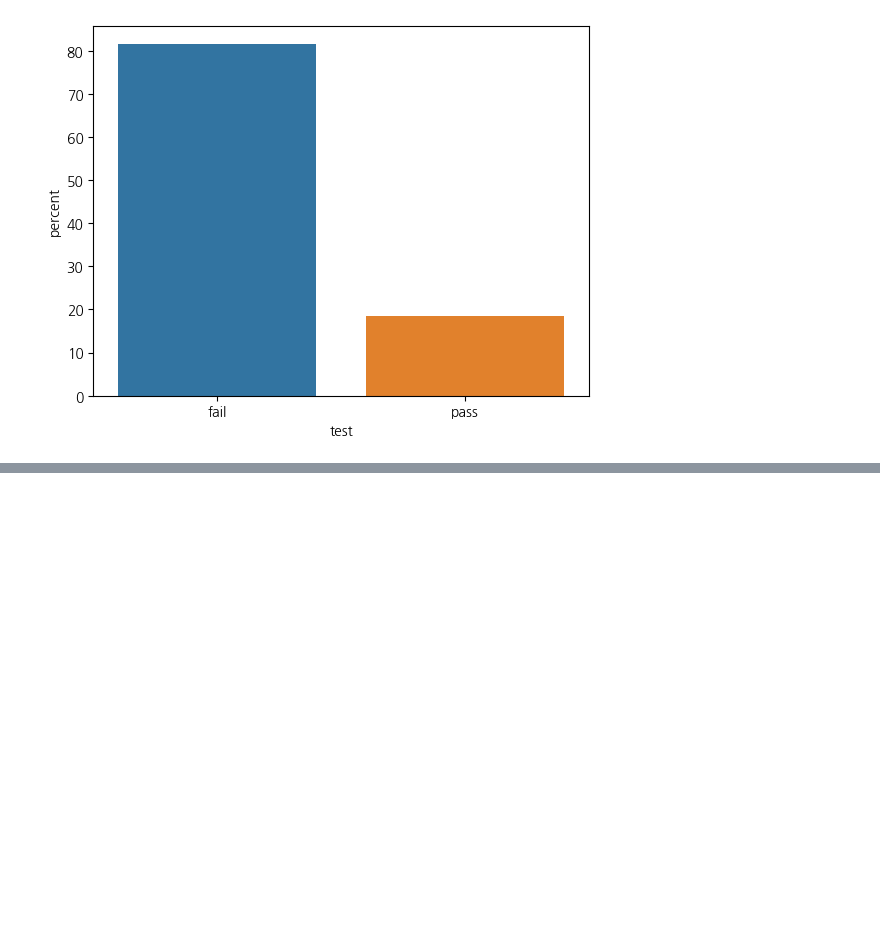
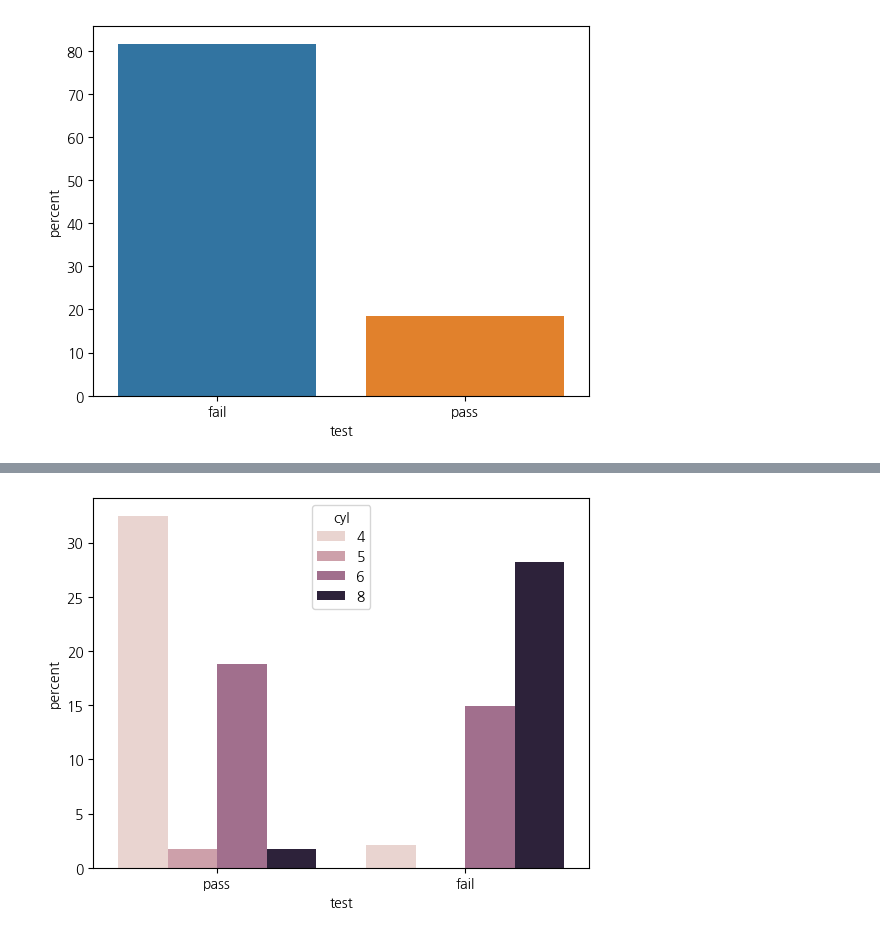
Before and after one commit to jw13k/2024-1-my-BDA, a Jupyter notebook: inclass/03w_0322_fri_ch05_dataframe_medium.ipynb, the cells around one changed output, grey strips where cells are left out. Drawn from its saved outputs; the diff is of its cells as text; code cells hidden in the pictures; blank space fills up the shorter version.

```diff
--- a/inclass/03w_0322_fri_ch05_dataframe_medium.ipynb
+++ b/inclass/03w_0322_fri_ch05_dataframe_medium.ipynb
@@ -618,0 +623,6 @@ sns.countplot(mpg, x='test', hue='test', stat= 'percent'); #시험예상
+# %%
+import numpy as np
+
+#20 이상이면 pass, 그렇지 않으면 fail부여
+mpg['test'] = np.where(mpg['total'] >= 20, 'pass', 'fail')
+mpg.head()
@@ -618,0 +636,4 @@ sns.countplot(mpg, x='test', hue='test', stat= 'percent'); #시험예상
+# %%
+sns.countplot(mpg, x='test', hue='cyl', stat= 'percent');
+# %% [output]
+[figure, added]
```
Also changed, not shown: parts of 22 cells of this notebook.
